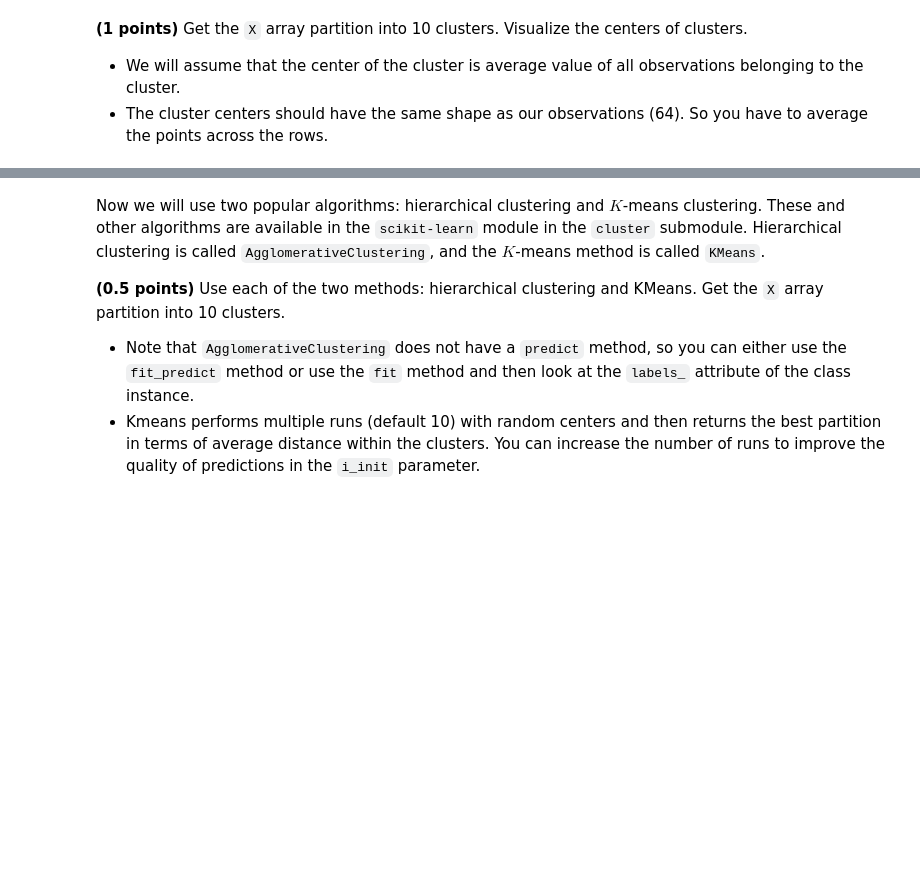
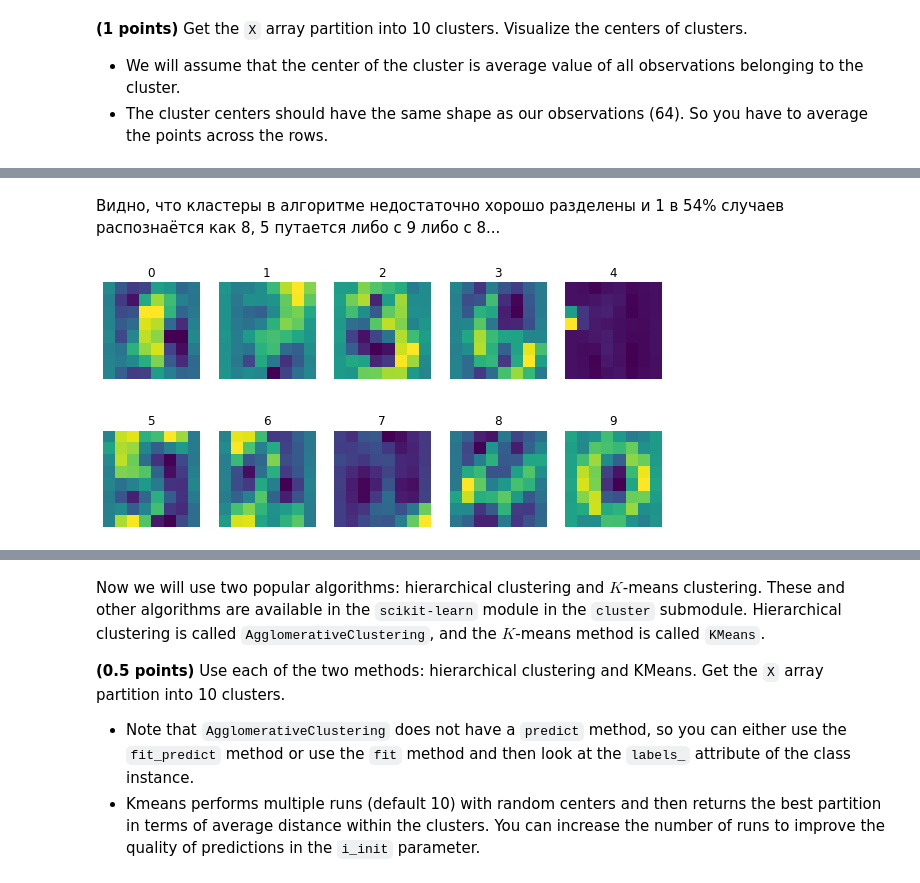
Before and after one commit to Feosen/ml-intro-2022-8, a Jupyter notebook: notebooks/clustering.ipynb, the cells around one changed output, grey strips where cells are left out. Drawn from its saved outputs; the diff is of its cells as text; code cells hidden in the pictures; blank space fills up the shorter version.

```diff
--- a/notebooks/clustering.ipynb
+++ b/notebooks/clustering.ipynb
@@ -164,0 +246,16 @@ show_clusters(clusters, range(10))
+# %% [markdown]
+Видно, что кластеры в алгоритме недостаточно хорошо разделены и 1 в 54% случаев распознаётся как 8, 5 путается либо с 9 либо с 8...
+# %%
+from sklearn.preprocessing import StandardScaler
+
+X_s = StandardScaler().fit_transform(X)
+
+ckm_s = CustomKMeans(n_clusters=10)
+ckm_s.fit(X_s)
+custom_kmeans_labels_s = ckm_s.predict(X_s)
+assert custom_kmeans_labels_s.shape == (1797,)
+# %%
+clusters_s = calc_centers(X_s, custom_kmeans_labels_s, 10)
+show_clusters(clusters_s, range(10))
+# %% [output]
+[figure, added]
```
Also changed, not shown: parts of 27 cells of this notebook.
